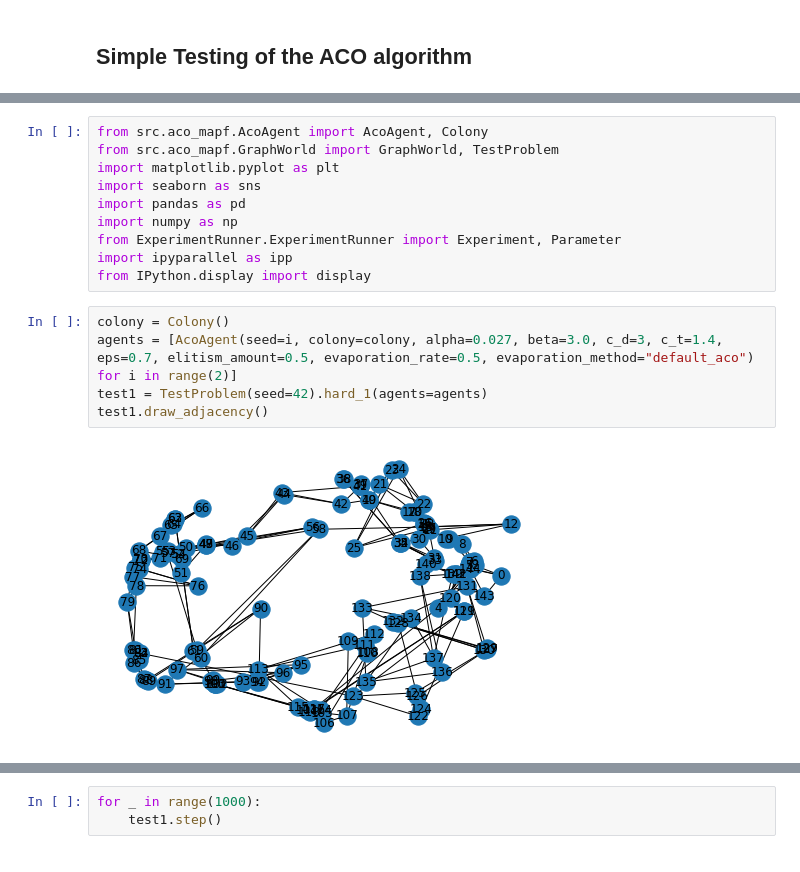
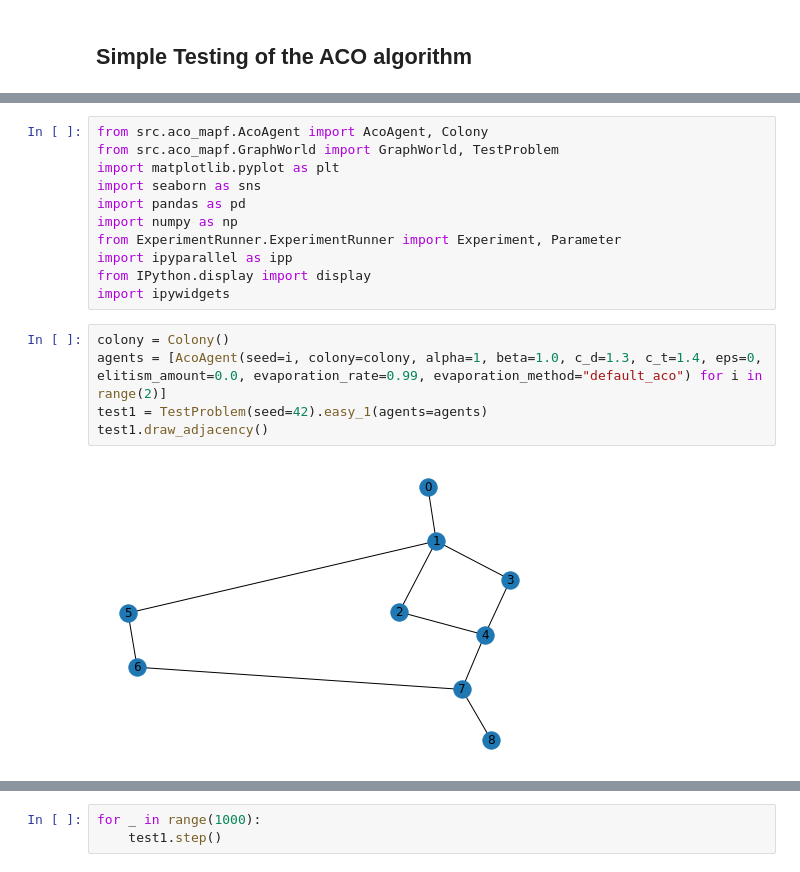
Before and after one commit to ovgu-FINken/ACO-MAPF, a Jupyter notebook: Aco-Visualization.ipynb, the cells around one changed output, grey strips where cells are left out. Drawn from its saved outputs; the diff is of its cells as text.

```diff
--- a/Aco-Visualization.ipynb
+++ b/Aco-Visualization.ipynb
@@ -23,11 +23,12 @@ import numpy as np
 from ExperimentRunner.ExperimentRunner import Experiment, Parameter
 import ipyparallel as ipp
 from IPython.display import display
+import ipywidgets
 # %%
 colony = Colony()
-agents = [AcoAgent(seed=i, colony=colony, alpha=0.027, beta=3.0, c_d=3, c_t=1.4, eps=0.7, elitism_amount=0.5, evaporation_rate=0.5, evaporation_method="default_aco") for i in range(2)]
-test1 = TestProblem(seed=42).hard_1(agents=agents)
+agents = [AcoAgent(seed=i, colony=colony, alpha=1, beta=1.0, c_d=1.3, c_t=1.4, eps=0, elitism_amount=0.0, evaporation_rate=0.99, evaporation_method="default_aco") for i in range(2)]
+test1 = TestProblem(seed=42).easy_1(agents=agents)
 test1.draw_adjacency()
 # %% [output]
-[figure, old version]
+[figure, new version]
 # %%
```
Also changed, not shown: parts of 4 cells of this notebook, 4 other files.
